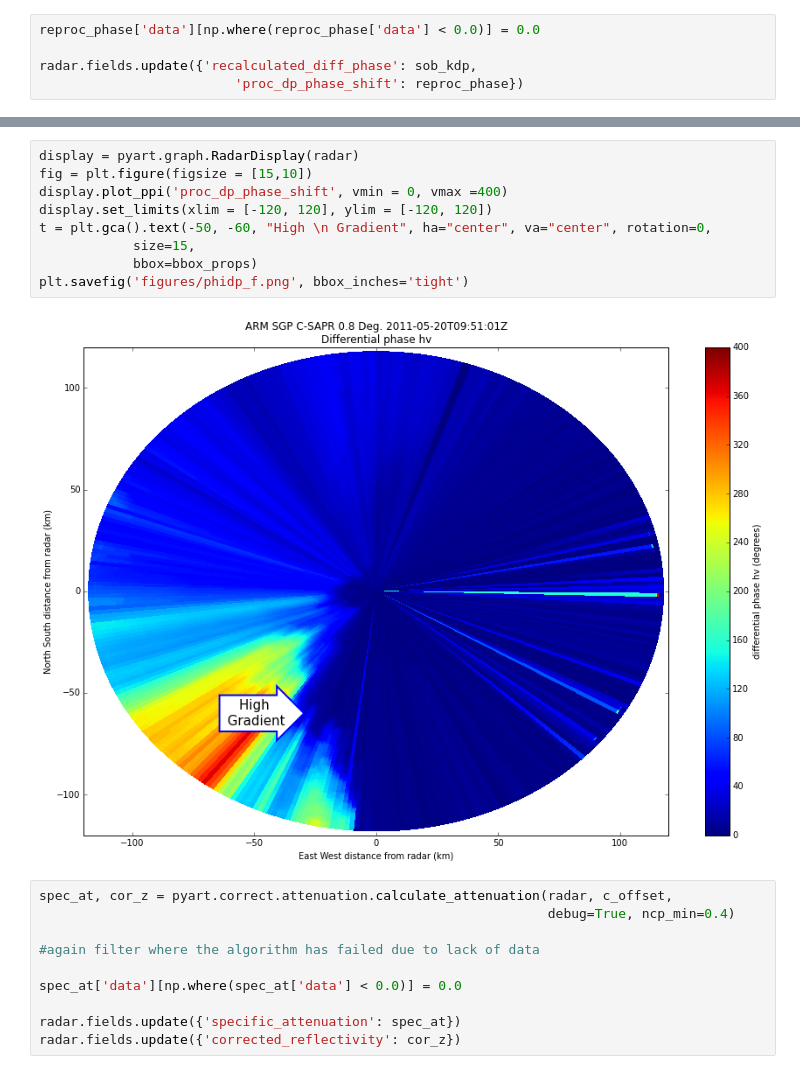
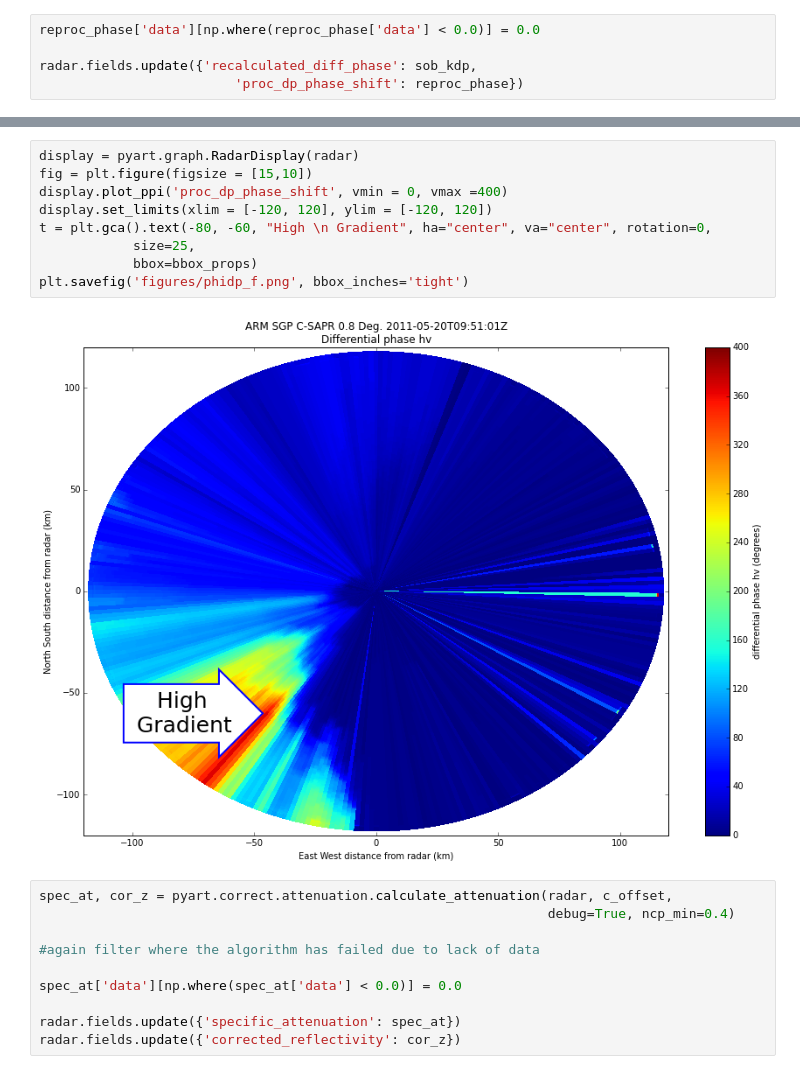
Before and after one commit to scollis/AGU_2014_poster, a Jupyter notebook: Poster Part 0 rainfall retrieval.ipynb, the cells around one changed output, grey strips where cells are left out. Saved outputs shown, nothing was run; the diff lists cells and outputs as text.

```diff
--- a/Poster Part 0 rainfall retrieval.ipynb
+++ b/Poster Part 0 rainfall retrieval.ipynb
@@ -92,14 +92,14 @@ plt.savefig('figures/kdp.png', bbox_inches='tight')
 # %%
 display = pyart.graph.RadarDisplay(radar)
 fig = plt.figure(figsize = [15,10])
 display.plot_ppi('proc_dp_phase_shift', vmin = 0, vmax =400)
 display.set_limits(xlim = [-120, 120], ylim = [-120, 120])
-t = plt.gca().text(-50, -60, "High \n Gradient", ha="center", va="center", rotation=0,
-            size=15,
+t = plt.gca().text(-80, -60, "High \n Gradient", ha="center", va="center", rotation=0,
+            size=25,
             bbox=bbox_props)
 plt.savefig('figures/phidp_f.png', bbox_inches='tight')
 # %% [output]
-[figure, old version]
+[figure, new version]
 # %%
 spec_at, cor_z = pyart.correct.attenuation.calculate_attenuation(radar, c_offset,
                                                                  debug=True, ncp_min=0.4)
```
Also changed, not shown: parts of 4 cells of this notebook, 4 other files.
